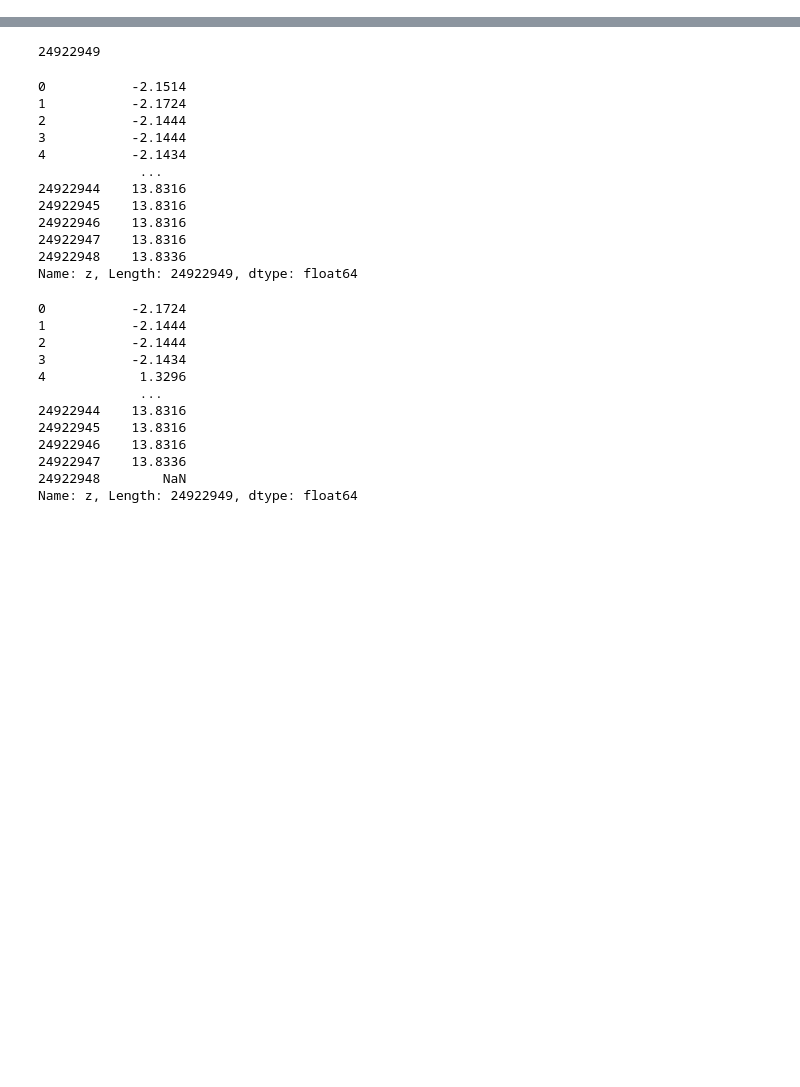
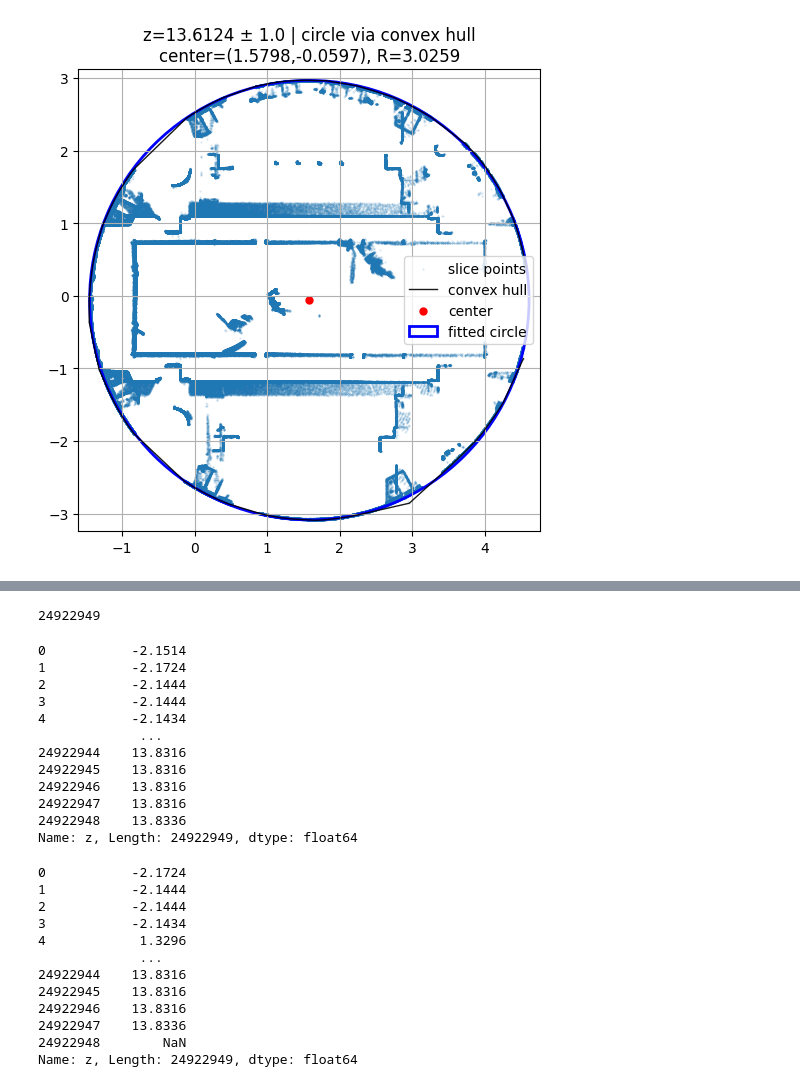
Before and after one commit to NgHdc/PointCloudCircleFitting, a Jupyter notebook: Final.ipynb, the cells around one changed output, grey strips where cells are left out. Saved outputs shown, nothing was run; the diff lists cells and outputs as text; code cells hidden in the pictures; blank space fills up the shorter version.

```diff
--- a/Final.ipynb
+++ b/Final.ipynb
@@ -46 +166,28 @@ Chuyển đổi thành mảng NumPy:
+# %%
+# ================== 5) Visualize ==================
+fig, ax = plt.subplots(1,1, figsize=(6,6))
+
+# điểm lát cắt + hull
+ax.scatter(slc[:,0], slc[:,1], s=0.2, alpha=0.2, label="slice points")
+ax.plot(hull_xy[:,0], hull_xy[:,1], 'k-', linewidth=1, alpha=0.9, label="convex hull")
+
+# vẽ tâm và vòng tròn (từ tâm & bán kính đã tính)
+ax.scatter([xc2], [yc2], s=25, color='red', label="center")
+circle_artist = plt.Circle((xc2, yc2), R2, fill=False, linewidth=2, color='blue', label="fitted circle")
+ax.add_artist(circle_artist)
+
+# làm đẹp
+ax.set_aspect('equal', 'box')
+ax.grid(True)
+ax.legend()
+ax.set_title(f"z={z_target} ± {dz} | circle via convex hull\n"
+             f"center=({xc2:.4f},{yc2:.4f}), R={R2:.4f}")
+# (tuỳ chọn) nới trục cho khỏi bị cắt mép
+pad = 0.05 * R2
+ax.set_xlim(min(slc[:,0].min(), xc2 - R2) - pad, max(slc[:,0].max(), xc2 + R2) + pad)
+ax.set_ylim(min(slc[:,1].min(), yc2 - R2) - pad, max(slc[:,1].max(), yc2 + R2) + pad)
+
+plt.show()
+# %% [output]
+[figure, added]
 # %%
```
Also changed, not shown: parts of 4 cells of this notebook, 1 other file.
